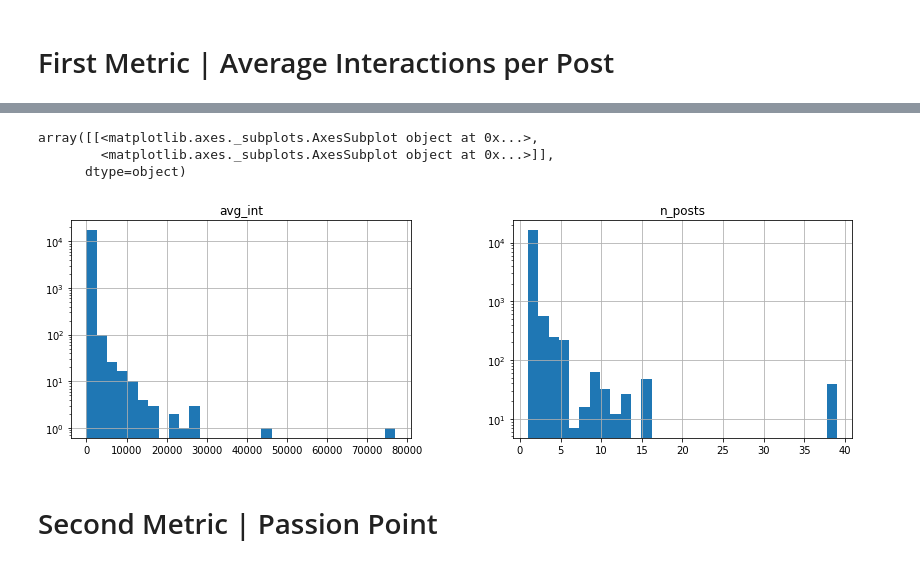
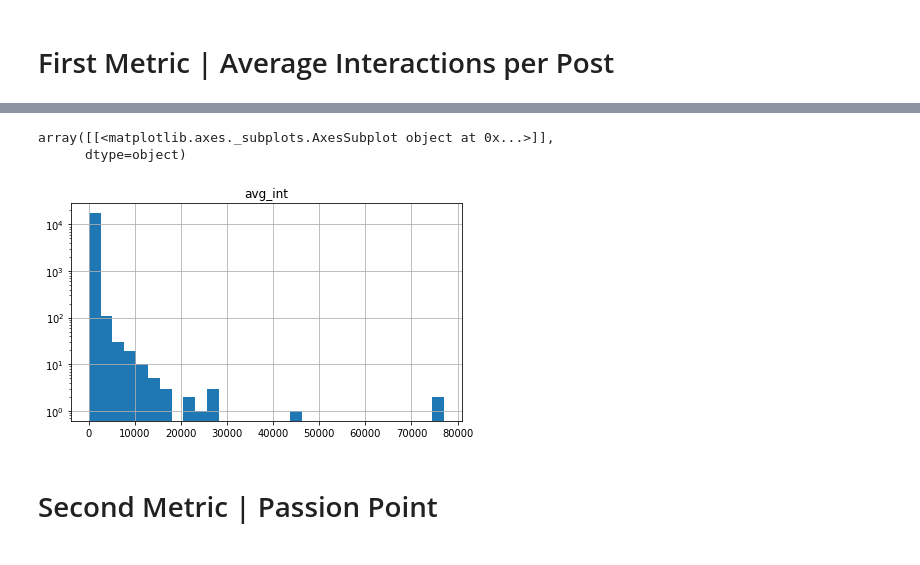
Before and after one commit to FatemeFarhang/data-science, a Jupyter notebook: Task_02.ipynb, the cells around one changed output, grey strips where cells are left out. Saved outputs shown, nothing was run; the diff lists cells and outputs as text; code cells hidden in the pictures.

Commit message:
add toy data set

```diff
--- a/Task_02.ipynb
+++ b/Task_02.ipynb
@@ -73,25 +75,22 @@ There are a total number of 17513 tweets in this dataset.
 df['created_at'] = [datetime.strptime(df.iloc[i]['created_at'], "%Y-%d-%m %H:%M:%S %Z") for i in range(len(df))]
 # %% [markdown]
 # First Metric | Average Interactions per Post
-# %%
-users = df.user_id.unique()
-
-# no. of posts of each user
-for u in users:
-    df.loc[df['user_id']== u,'n_posts'] = len(df[df['user_id']== u])
+# %%
+users = df.user_id.unique()
+n_posts = [len(df[df['user_id']== u]) for u in users]
+df_user = pd.DataFrame({'id':users,
+                             'n_posts': n_posts})
 # %%
-df['avg_int'] = 0
-
+%%time
 # average interactions per post
 for i,r in df.iterrows():
     row = df.at[i, 'tweet']
     sub_df = df[df['tweet'] == row]
-    origin = df.index[(df['tweet']==row) & (df['created_at']==min(sub_df['created_at']))][0] #the original tweet index
+    n_int = 0
     if ( abs(sub_df['created_at'].diff()) ).sum() < timedelta(hours = 4): #only take into account the tweets that are created within approximately 4 hours
-        n_int = 0
-        n_int = n_int + sum(sub_df['likes_count'] + sub_df['retweets_count'] + sub_df['replies_count'])
-        df.at[origin,'avg_int'] = ( n_int / df.at[origin, 'n_posts'] )
+        n_int = n_int + np.sum(sub_df['likes_count'] + sub_df['retweets_count'] + sub_df['replies_count'])
+        df.at[i,'avg_int'] = round(float( n_int / df_user.loc[df_user['id']==df.iloc[i]['user_id'], 'n_posts'] ),2)
     else:
-        n_int = 0
-        n_int = n_int + sum(df.at[origin, 'likes_count'] + df.at[origin, 'retweets_count'] + df.at[origin,'replies_count'])
-        df.at[origin,'avg_int'] = ( n_int / df.at[origin, 'n_posts'] )
+        origin = df.index[(df['tweet']==row) & (df['created_at']==min(sub_df['created_at']))][0] #the original tweet index
+        n_int = n_int + np.sum(df.iloc[origin]['likes_count'] + df.iloc[origin]['retweets_count'] + df.iloc[origin]['replies_count'])
+        df.at[origin,'avg_int'] = round(float( n_int / df_user.loc[df_user['id']==df.iloc[i]['user_id'], 'n_posts'] ),2)
@@ -107,10 +109,9 @@ df.head(5)
 # %%
-df.hist(['avg_int','n_posts'],bins=30, log=True, figsize=(14,4))
+df.hist(['avg_int'],bins=30, log=True, figsize=(7,4))
 # %% [output]
-array([[<matplotlib.axes._subplots.AxesSubplot object at 0x...>,
-        <matplotlib.axes._subplots.AxesSubplot object at 0x...>]],
+array([[<matplotlib.axes._subplots.AxesSubplot object at 0x...>]],
       dtype=object)
-[figure, old version]
+[figure, new version]
 # %% [markdown]
 # Second Metric | Passion Point
 # %% [markdown]
```
Also changed, not shown: parts of 23 cells of this notebook.
